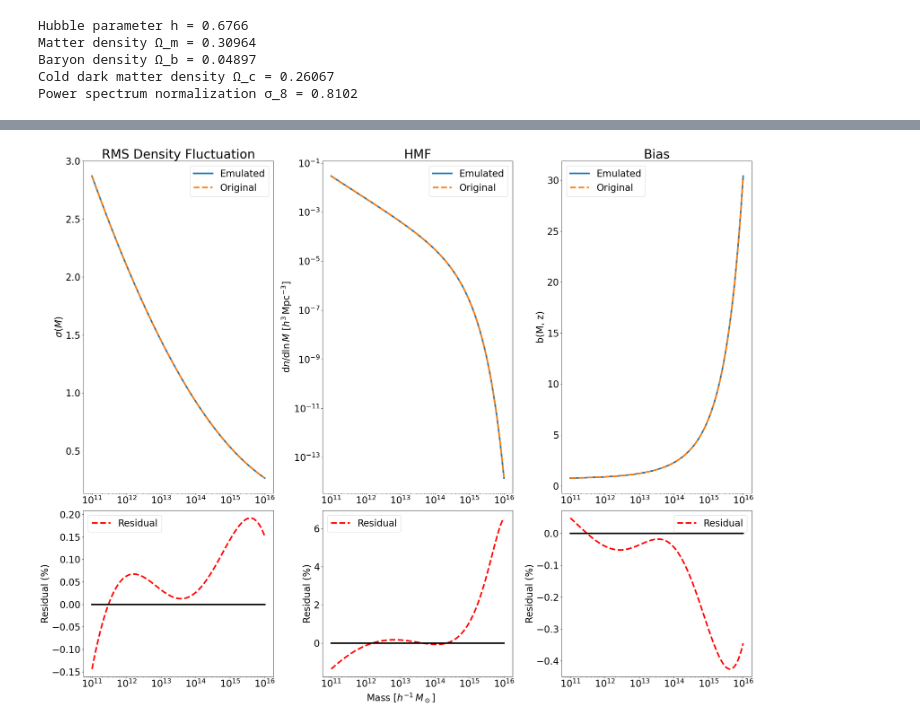
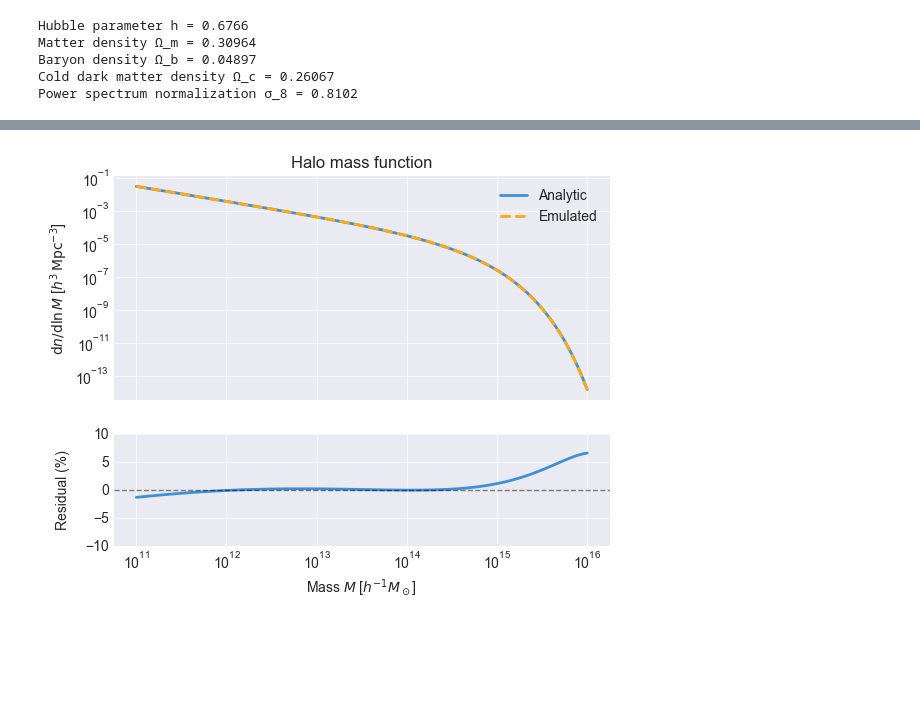
Before and after one commit to fkeruzore/halox, a Jupyter notebook: notebooks/using_the_emulator.ipynb, the cells around one changed output, grey strips where cells are left out. Saved outputs shown, nothing was run; the diff lists cells and outputs as text; code cells hidden in the pictures; blank space fills up the shorter version.

```diff
--- a/notebooks/using_the_emulator.ipynb
+++ b/notebooks/using_the_emulator.ipynb
@@ -53,8 +59,7 @@ Below is a comparison of $\sigma(M)$ calculations, followed by a comparison of H
 residuals = (sigma_emu - sigma_fid) / sigma_fid * 100
 
 fig, axs = plt.subplots(
-    2, 1, figsize=(6, 8), sharex=True,
-    gridspec_kw={"height_ratios": [3, 1]}
+    2, 1, sharex=True, gridspec_kw={"height_ratios": [3, 1]}
 )
 
 # --- Top: sigma(M) ---
@@ -66,17 +71,18 @@ axs[0].set_yscale("log")
 axs[0].set_ylabel(r"$\sigma(M)$")
 axs[0].set_title(r"RMS Density Fluctuation")
 axs[0].legend()
-axs[0].grid(True, alpha=0.3)
 
 # --- Bottom: residuals ---
-axs[1].plot(M, residuals, lw=2, color = "red")
+axs[1].plot(M, residuals, lw=2)
 
-axs[1].axhline(0.0, color="black", linestyle="--", alpha=0.7, lw = 2)
+axs[1].axhline(0.0, color="k", linestyle="--", alpha=0.5)
 
 axs[1].set_xscale("log")
 axs[1].set_ylabel("Residual (%)")
 axs[1].set_xlabel(r"Mass $M$ [$h^{-1} M_\odot$]")
-axs[1].grid(True, alpha=0.3)
+axs[1].set_ylim(-0.2, 0.2)
 
-plt.tight_layout()
+for ax in axs:
+    ax.grid(True, alpha=1.0)
+fig.align_ylabels(axs)
 # %% [output]
@@ -84,60 +92,28 @@ plt.tight_layout()
 # %%
+dn_dlnM = hmf.tinker08_mass_function(M, z, cosmo, delta_c)
+dn_dlnM_emu = hmf.tinker08_mass_function(M, z, cosmo, delta_c, emu=emu)
 
-# Compute the mass function
-dn_dlnM = hmf.tinker08_mass_function(M, z, cosmo, delta_c)
-dn_dlnM_emu = hmf.tinker08_mass_function(M, z, cosmo, delta_c, emu = emu)
-hbias = bias.tinker10_bias(M, z, cosmo, delta_c)
-hbias_emu = bias.tinker10_bias(M, z, cosmo, delta_c, emu = emu)
+fig, axs = plt.subplots(
+    2, 1, sharex=True, gridspec_kw={"height_ratios": [2, 1]}
+)
 
-fig2, axs2 = plt.subplots(2,3, figsize = (20*1.27,20), gridspec_kw={'height_ratios': [2, 1]})
+axs[0].set_title("Halo mass function")
+axs[0].set_ylabel(r"${\rm d}n/{\rm d}\ln M$ [$h^3 \, {\rm Mpc}^{-3}$]")
+axs[0].set_xscale("log")
+axs[0].set_yscale("log")
+axs[0].plot(M, dn_dlnM, ls="-", lw=2, label="Analytic")
+axs[0].plot(M, dn_dlnM_emu, ls="--", lw=2, label="Emulated")
+axs[0].legend()
 
-fig2.supxlabel(r"Mass [$h^{-1} \, M_\odot$]")
+axs[1].plot(M, ((dn_dlnM / dn_dlnM_emu) - 1) * 100, lw=2)
+axs[1].axhline(0.0, color="k", linestyle="--", alpha=0.5)
+axs[1].set_ylim(-10, 10)
+axs[1].set_xlabel(r"Mass $M$ [$h^{-1} M_\odot$]")
+axs[1].set_ylabel("Residual (%)")
+axs[1].set_xscale("log")
 
-axs2[0][0].set_ylabel(r"$\sigma(M)$")
-axs2[0][0].set_title(r"RMS Density Fluctuation")
-axs2[0][0].set_xscale("log")
-axs2[0][0].set_yscale("linear")
-axs2[0][0].plot(M, sigma_emu, label="Emulated")
-axs2[0][0].plot(M, sigma_fid, "--", label="Original")
-axs2[0][0].legend()
-
-axs2[1][0].set_ylabel("Residual (%)")
-axs2[1][0].set_xscale("log")
-axs2[1][0].set_yscale("linear")
-axs2[1][0].plot(M, ((sigma_fid/sigma_emu)-1)*100, color = "red", ls = "--", label = "Residual")
-axs2[1][0].plot(M, jnp.zeros_like(M), ls = "-", color = "black")
-axs2[1][0].legend()
-
-axs2[0][1].set_title("HMF")
-axs2[0][1].set_ylabel(r"${\rm d}n/{\rm d}\ln M$ [$h^3 \, {\rm Mpc}^{-3}$]")
-axs2[0][1].set_xscale("log")
-axs2[0][1].set_yscale("log")
-axs2[0][1].plot(M, dn_dlnM_emu, ls = "-", label = "Emulated")
-axs2[0][1].plot(M, dn_dlnM, ls = "--", label = "Original")
-axs2[0][1].legend()
-
-axs2[1][1].set_ylabel("Residual (%)")
-axs2[1][1].set_xscale("log")
-axs2[1][1].set_yscale("linear")
-axs2[1][1].plot(M, ((dn_dlnM/dn_dlnM_emu)-1)*100, color = "red", ls = "--", label = "Residual")
-axs2[1][1].plot(M, jnp.zeros_like(M), ls = "-", color = "black")
-axs2[1][1].legend()
-
-axs2[0][2].set_title("Bias")
-axs2[0][2].set_ylabel(r"b(M, z)")
-axs2[0][2].set_xscale("log")
-axs2[0][2].set_yscale("linear")
-axs2[0][2].plot(M, hbias_emu, ls = "-", label = "Emulated")
-axs2[0][2].plot(M, hbias, ls = "--", label = "Original")
-axs2[0][2].legend()
-
-axs2[1][2].set_ylabel("Residual (%)")
-axs2[1][2].set_xscale("log")
-axs2[1][2].set_yscale("linear")
-axs2[1][2].plot(M, ((hbias/hbias_emu)-1)*100, color = "red", ls = "--", label = "Residual")
-axs2[1][2].plot(M, jnp.zeros_like(M), ls = "-", color = "black")
-axs2[1][2].legend()
-
-fig2.tight_layout()
+for ax in axs:
+    ax.grid(True, alpha=1.0)
+fig.align_ylabels(axs)
 # %% [output]
-[figure, old version]
+[figure, new version]
```
Also changed, not shown: parts of 12 cells of this notebook.
